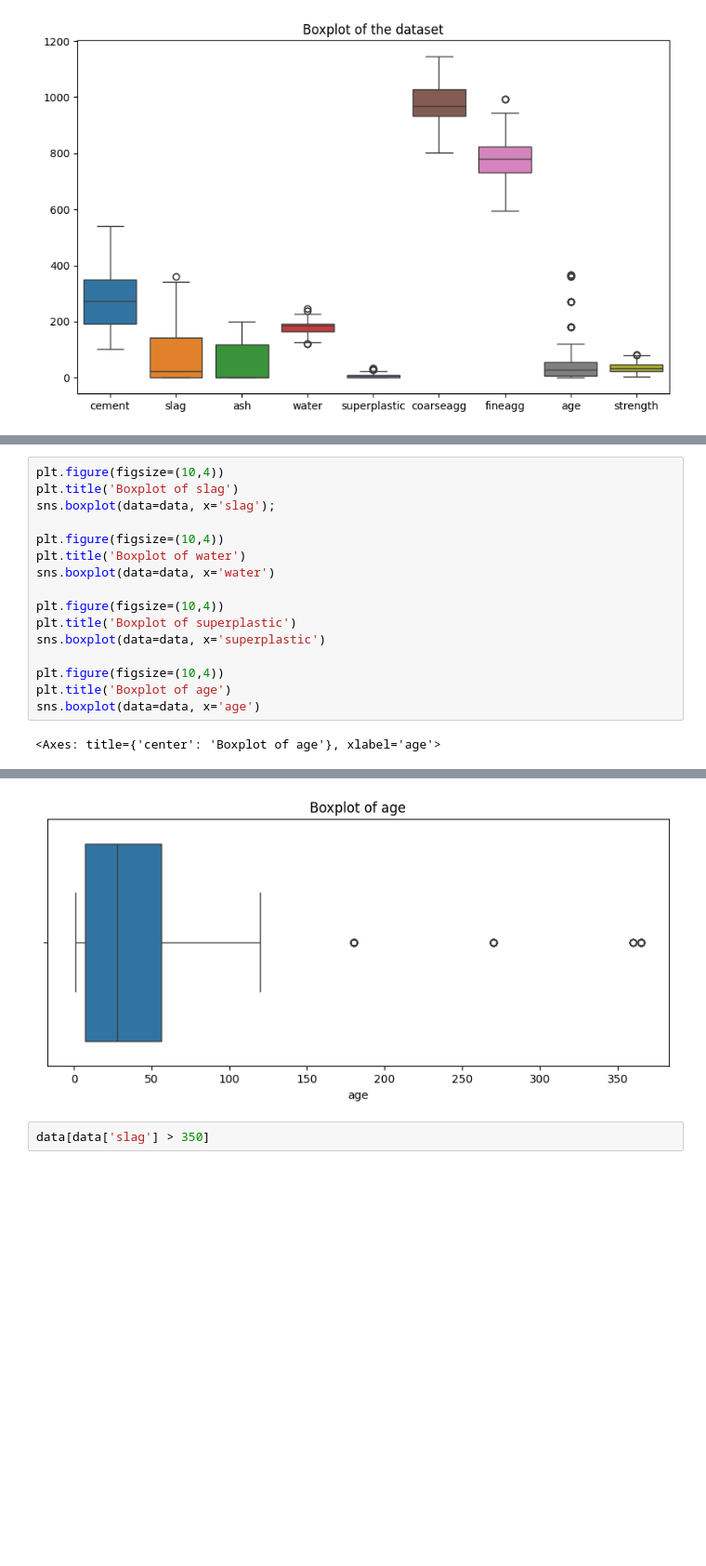
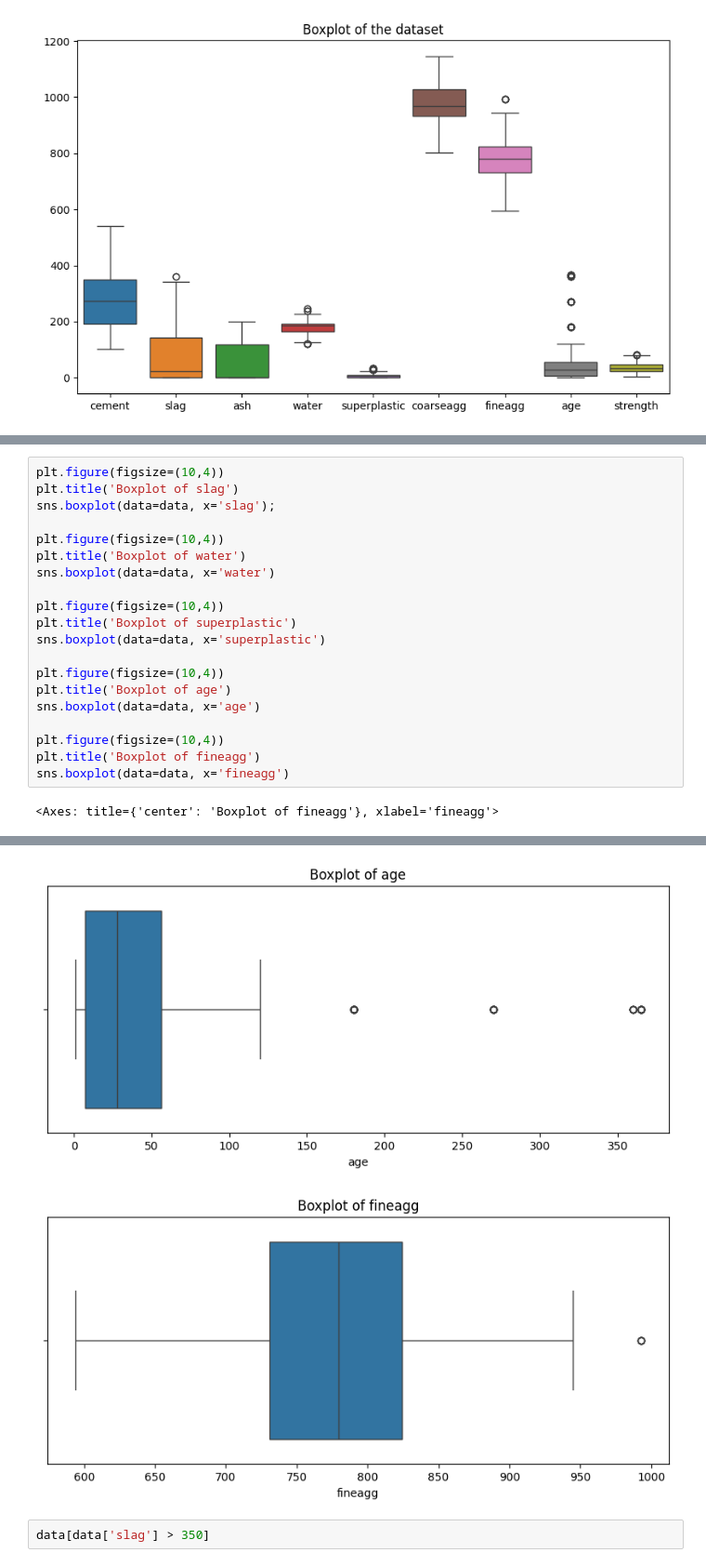
Before and after one commit to AndreyLebedinskiy/Concrete-properties-estimation, a Jupyter notebook: UOLProject.ipynb, the cells around one changed output, grey strips where cells are left out. Shown at 93% size. Saved outputs shown, nothing was run; the diff lists cells and outputs as text; blank space fills up the shorter version.

```diff
--- a/UOLProject.ipynb
+++ b/UOLProject.ipynb
@@ -126,25 +127,30 @@ For substance features, we can see that they are not commonly used and if we do
 # %%
 plt.figure(figsize=(10,4))
 plt.title('Boxplot of slag')
 sns.boxplot(data=data, x='slag');
 
 plt.figure(figsize=(10,4))
 plt.title('Boxplot of water')
 sns.boxplot(data=data, x='water')
 
 plt.figure(figsize=(10,4))
 plt.title('Boxplot of superplastic')
 sns.boxplot(data=data, x='superplastic')
 
 plt.figure(figsize=(10,4))
 plt.title('Boxplot of age')
 sns.boxplot(data=data, x='age')
+
+plt.figure(figsize=(10,4))
+plt.title('Boxplot of fineagg')
+sns.boxplot(data=data, x='fineagg')
 # %% [output]
-<Axes: title={'center': 'Boxplot of age'}, xlabel='age'>
+<Axes: title={'center': 'Boxplot of fineagg'}, xlabel='fineagg'>
 [figure]
 [figure]
 [figure]
 [figure]
+[figure, added]
 # %%
 data[data['slag'] > 350]
 # %% [output]
```
Also changed, not shown: parts of 11 cells of this notebook.
